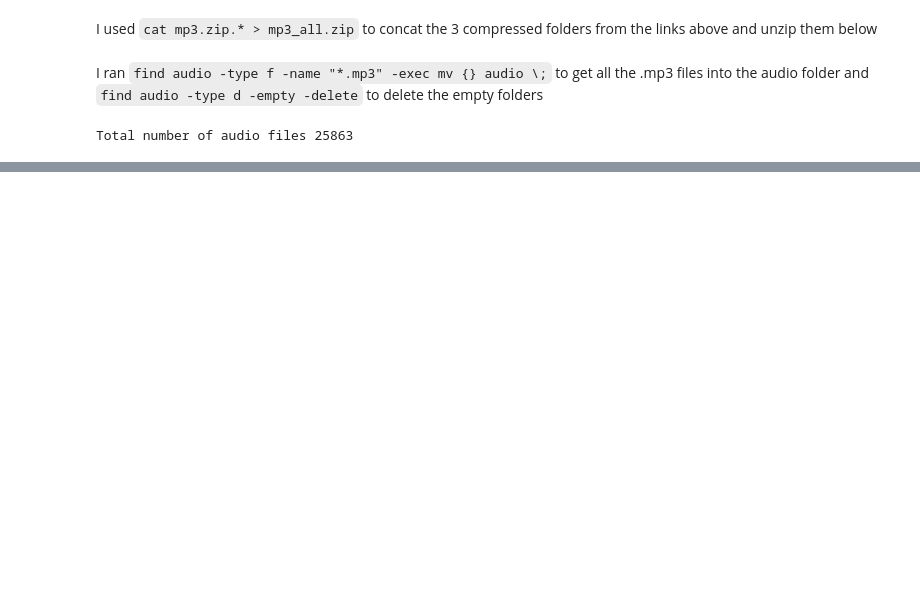
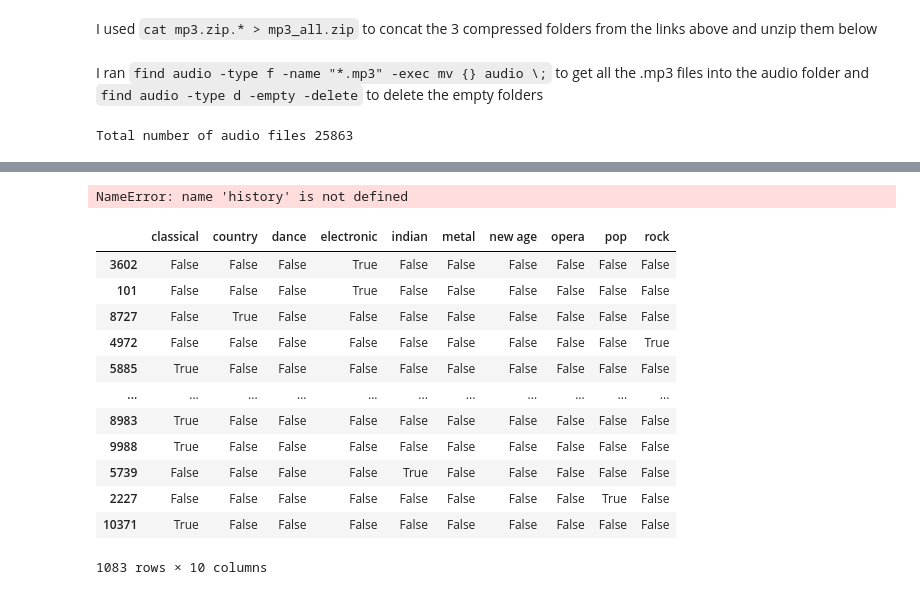
Before and after one commit to menduv/Thesis, a Jupyter notebook: magni_descriptive_analysis.ipynb, the cells around one changed output, grey strips where cells are left out. Cells and saved outputs as stored; diff of their text form; code cells hidden in the pictures; blank space fills up the shorter version.

```diff
--- a/magni_descriptive_analysis.ipynb
+++ b/magni_descriptive_analysis.ipynb
@@ -148,0 +197,5 @@ Name: count, dtype: int64
+# %%
+# removing the .mp3 file causing problems
+problematic_file = 'jacob_heringman-josquin_des_prez_lute_settings-19-gintzler__pater_noster-204-233.mp3'
+
+df = df[df['mp3_path'] != problematic_file]
@@ -148,0 +237,13 @@ Name: count, dtype: int64
+# %%
+#the folder path to where the mel-specs are stored
+folder_path_mel = '/home/mendu/Thesis/data/magnatagatune/mel-specs'
+
+#The ordered list of all the filenames in the filtered_df
+audio_names_list = df.mp3_path.to_list()
+
+filename_npy = str(audio_names_list[0][:-4]) + '.npy'
+file_path = os.path.join(folder_path_mel, filename_npy)
+
+img = np.load(file_path)
+
+img
@@ -148,0 +328,9 @@ Name: count, dtype: int64
+# %%
+# Reshape data to include the channel dimension
+data = data.reshape((-1, 128, 1255, 1))
+
+# Split data into training and validation sets
+X_train, X_val, y_train, y_val = train_test_split(data, pd.get_dummies(df['tags']), test_size=0.1, random_state=42)
+
+# The code for splitting data if oversampling
+# X_train, X_val, y_train, y_val = train_test_split(data, filtered_df['aspect_list'], test_size=0.3, random_state=42)
@@ -148,0 +453,36 @@ Name: count, dtype: int64
+# %%
+# Plot training loss
+plt.plot(history.history['loss'], label='Training Loss')
+plt.plot(history.history['val_loss'], label='Validation Loss')
+plt.title('Training and Validation Loss')
+plt.xlabel('Epoch')
+plt.ylabel('Loss')
+plt.legend()
+plt.show()
+
+# Plot training accuracy
+plt.plot(history.history['accuracy'], label='Training Accuracy')
+plt.plot(history.history['val_accuracy'], label='Validation Accuracy')
+plt.title('Training and Validation Accuracy')
+plt.xlabel('Epoch')
+plt.ylabel('Accuracy')
+plt.legend()
+plt.show()
+# %% [output]
+NameError: name 'history' is not defined
+# %%
+y_val
+# %% [output]
+|  | classical | country | dance | electronic | indian | metal | new age | opera | pop | rock |
+| 3602 | False | False | False | True | False | False | False | False | False | False |
+| 101 | False | False | False | True | False | False | False | False | False | False |
+| 8727 | False | True | False | False | False | False | False | False | False | False |
+| 4972 | False | False | False | False | False | False | False | False | False | True |
+| 5885 | True | False | False | False | False | False | False | False | False | False |
+| ... | ... | ... | ... | ... | ... | ... | ... | ... | ... | ... |
+| 8983 | True | False | False | False | False | False | False | False | False | False |
+| 9988 | True | False | False | False | False | False | False | False | False | False |
+| 5739 | False | False | False | False | True | False | False | False | False | False |
+| 2227 | False | False | False | False | False | False | False | False | True | False |
+| 10371 | True | False | False | False | False | False | False | False | False | False |
+1083 rows × 10 columns
```
Also changed, not shown: parts of 39 cells of this notebook, 1 other file.
